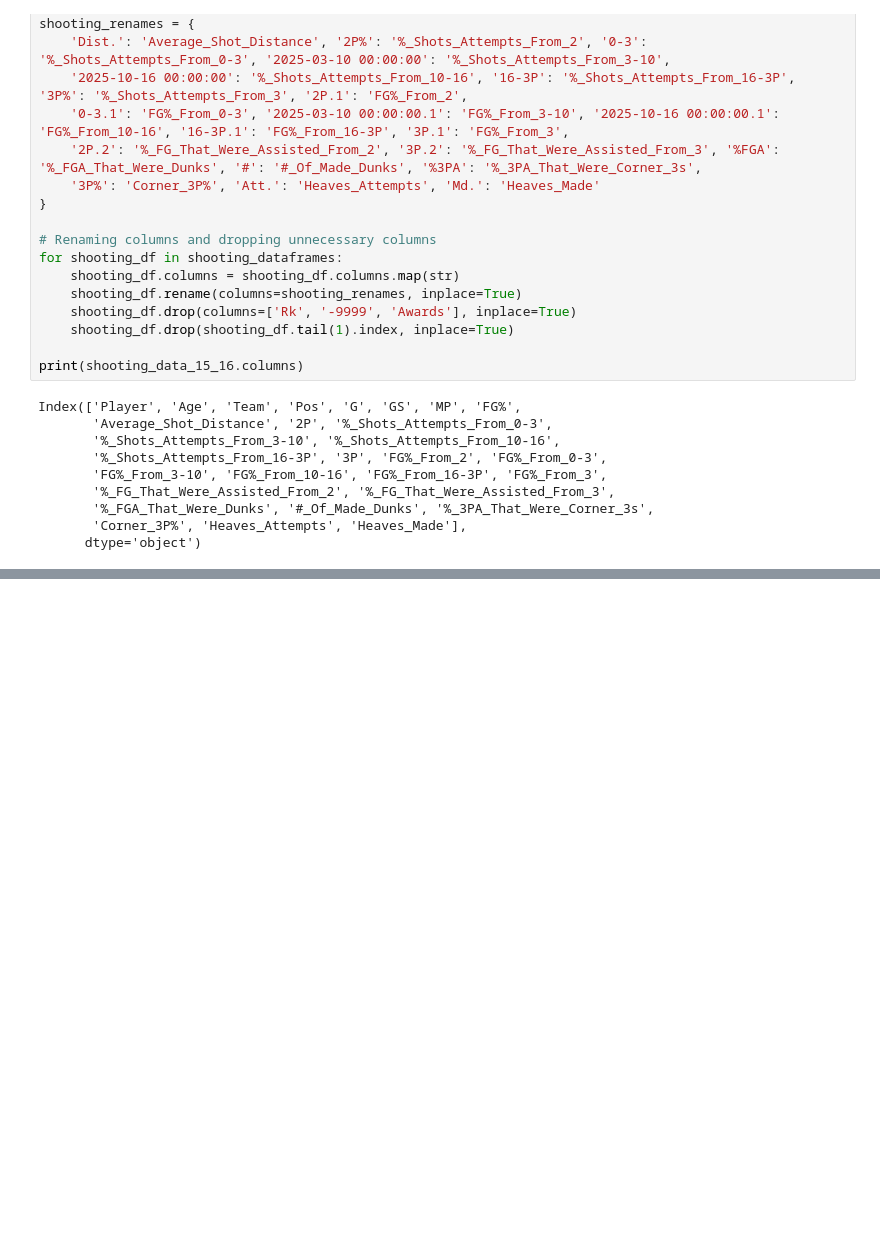
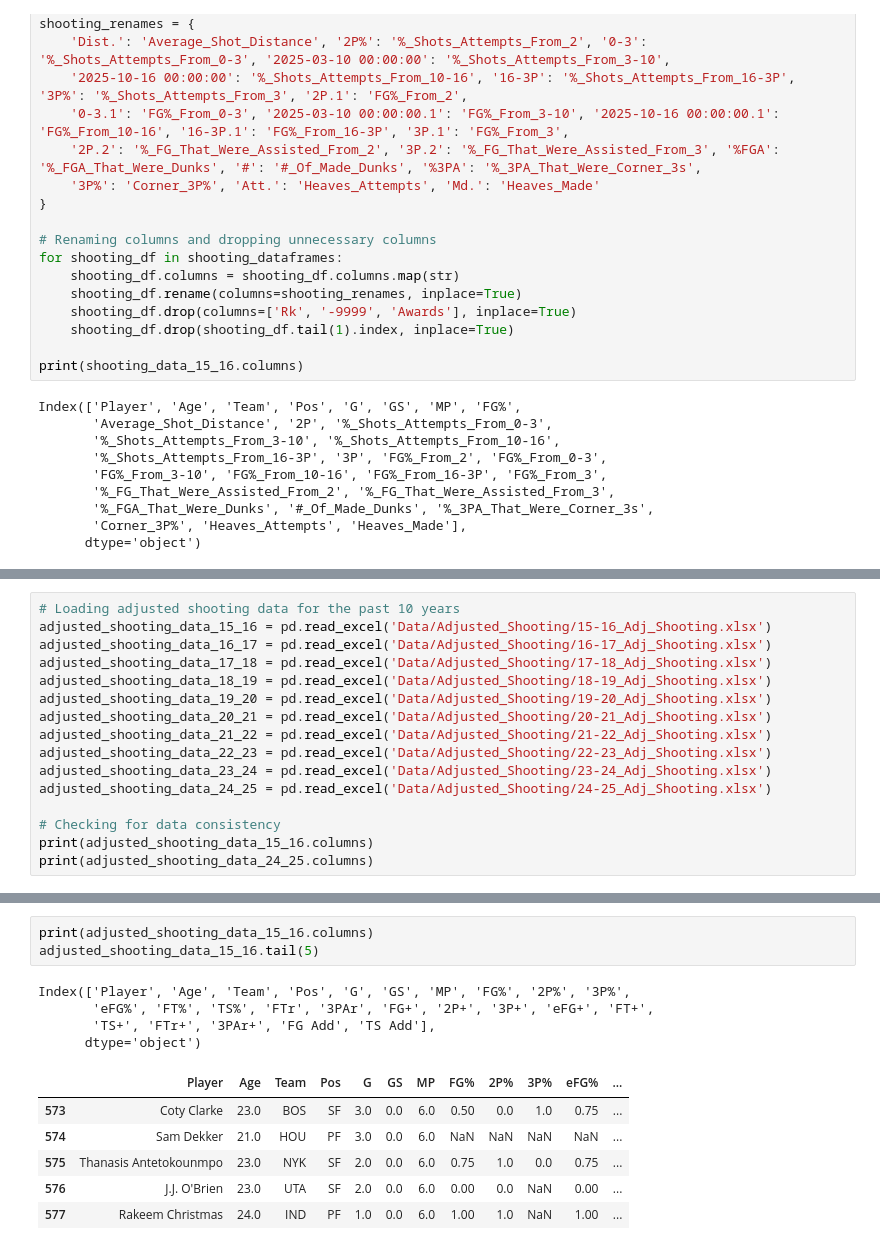
Before and after one commit to JZ-17/NESSIS, a Jupyter notebook: NESSIS.ipynb, the cells around one changed output, grey strips where cells are left out. Saved outputs shown, nothing was run; the diff lists cells and outputs as text; blank space fills up the shorter version.

```diff
--- a/NESSIS.ipynb
+++ b/NESSIS.ipynb
@@ -268,0 +285,16 @@ Index(['Player', 'Age', 'Team', 'Pos', 'G', 'GS', 'MP', 'FG%',
+# %%
+# Loading adjusted shooting data for the past 10 years
+adjusted_shooting_data_15_16 = pd.read_excel('Data/Adjusted_Shooting/15-16_Adj_Shooting.xlsx')
+adjusted_shooting_data_16_17 = pd.read_excel('Data/Adjusted_Shooting/16-17_Adj_Shooting.xlsx')
+adjusted_shooting_data_17_18 = pd.read_excel('Data/Adjusted_Shooting/17-18_Adj_Shooting.xlsx')
+adjusted_shooting_data_18_19 = pd.read_excel('Data/Adjusted_Shooting/18-19_Adj_Shooting.xlsx')
+adjusted_shooting_data_19_20 = pd.read_excel('Data/Adjusted_Shooting/19-20_Adj_Shooting.xlsx')
+adjusted_shooting_data_20_21 = pd.read_excel('Data/Adjusted_Shooting/20-21_Adj_Shooting.xlsx')
+adjusted_shooting_data_21_22 = pd.read_excel('Data/Adjusted_Shooting/21-22_Adj_Shooting.xlsx')
+adjusted_shooting_data_22_23 = pd.read_excel('Data/Adjusted_Shooting/22-23_Adj_Shooting.xlsx')
+adjusted_shooting_data_23_24 = pd.read_excel('Data/Adjusted_Shooting/23-24_Adj_Shooting.xlsx')
+adjusted_shooting_data_24_25 = pd.read_excel('Data/Adjusted_Shooting/24-25_Adj_Shooting.xlsx')
+
+# Checking for data consistency
+print(adjusted_shooting_data_15_16.columns)
+print(adjusted_shooting_data_24_25.columns)
@@ -268,0 +322,14 @@ Index(['Player', 'Age', 'Team', 'Pos', 'G', 'GS', 'MP', 'FG%',
+# %%
+print(adjusted_shooting_data_15_16.columns)
+adjusted_shooting_data_15_16.tail(5)
+# %% [output]
+Index(['Player', 'Age', 'Team', 'Pos', 'G', 'GS', 'MP', 'FG%', '2P%', '3P%',
+       'eFG%', 'FT%', 'TS%', 'FTr', '3PAr', 'FG+', '2P+', '3P+', 'eFG+', 'FT+',
+       'TS+', 'FTr+', '3PAr+', 'FG Add', 'TS Add'],
+      dtype='object')
+|  | Player | Age | Team | Pos | G | GS | MP | FG% | 2P% | 3P% | eFG% | ... |
+| 573 | Coty Clarke | 23.0 | BOS | SF | 3.0 | 0.0 | 6.0 | 0.50 | 0.0 | 1.0 | 0.75 | ... |
+| 574 | Sam Dekker | 21.0 | HOU | PF | 3.0 | 0.0 | 6.0 | NaN | NaN | NaN | NaN | ... |
+| 575 | Thanasis Antetokounmpo | 23.0 | NYK | SF | 2.0 | 0.0 | 6.0 | 0.75 | 1.0 | 0.0 | 0.75 | ... |
+| 576 | J.J. O'Brien | 23.0 | UTA | SF | 2.0 | 0.0 | 6.0 | 0.00 | 0.0 | NaN | 0.00 | ... |
+| 577 | Rakeem Christmas | 24.0 | IND | PF | 1.0 | 0.0 | 6.0 | 1.00 | 1.0 | NaN | 1.00 | ... |
```
Also changed, not shown: parts of 19 cells of this notebook, 6 other files.
